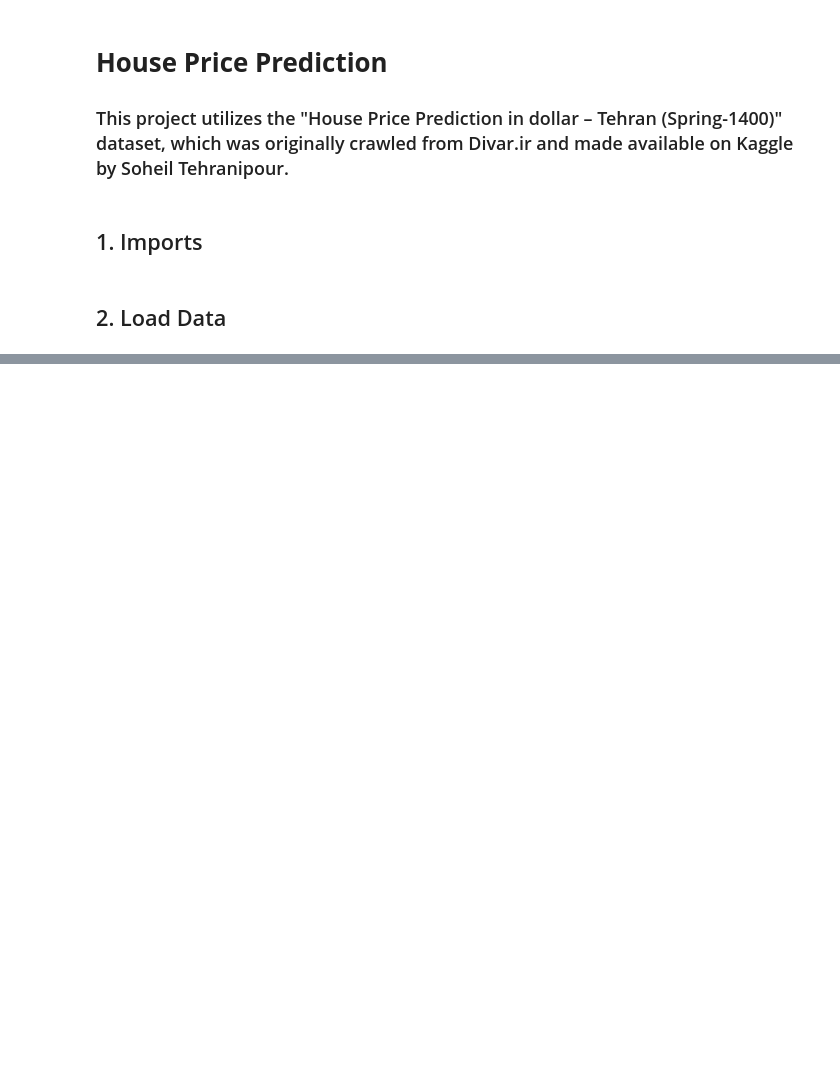
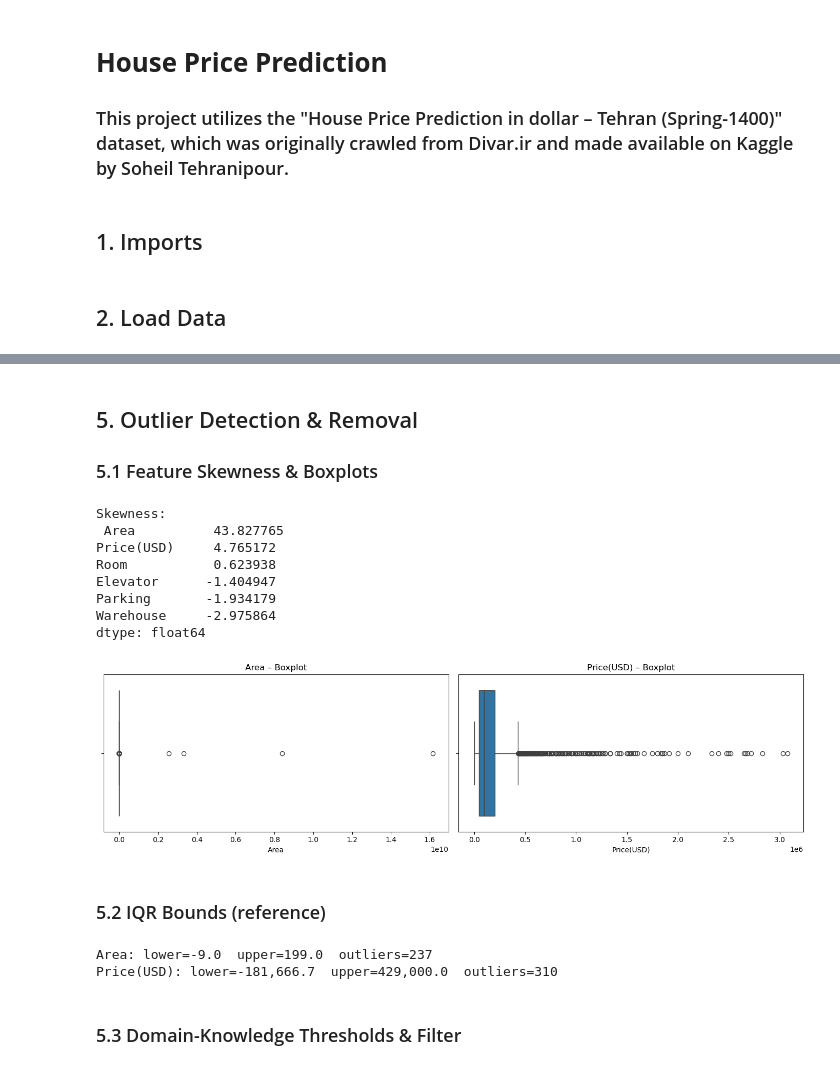
Before and after one commit to Reza-Zng/House-Price-Prediction, a Jupyter notebook: House_Price_Predict/src/model.ipynb, the cells around one changed output, grey strips where cells are left out. Saved outputs shown, nothing was run; the diff lists cells and outputs as text; code cells hidden in the pictures; blank space fills up the shorter version.

```diff
--- a/House_Price_Predict/src/model.ipynb
+++ b/House_Price_Predict/src/model.ipynb
@@ -29,0 +162,40 @@ warnings.filterwarnings('ignore')
+# %% [markdown]
+## 5. Outlier Detection & Removal
+
+### 5.1 Feature Skewness & Boxplots
+# %%
+print("Skewness:\n", df.skew(numeric_only=True).sort_values(ascending=False))
+
+fig, axes = plt.subplots(1, 2, figsize=(14, 4))
+for ax, col in zip(axes, ['Area', 'Price(USD)']):
+    sns.boxplot(x=df[col], ax=ax)
+    ax.set_title(f'{col} – Boxplot')
+plt.tight_layout()
+plt.show()
+# %% [output]
+Skewness:
+ Area          43.827765
+Price(USD)     4.765172
+Room           0.623938
+Elevator      -1.404947
+Parking       -1.934179
+Warehouse     -2.975864
+dtype: float64
+[figure, added]
+# %% [markdown]
+### 5.2 IQR Bounds (reference)
+# %%
+def iqr_bounds(series):
+    Q1, Q3 = series.quantile([0.25, 0.75])
+    IQR = Q3 - Q1
+    return Q1 - 1.5 * IQR, Q3 + 1.5 * IQR
+
+for col in ['Area', 'Price(USD)']:
+    lo, hi = iqr_bounds(df[col])
+    n_out = ((df[col] < lo) | (df[col] > hi)).sum()
+    print(f"{col}: lower={lo:,.1f}  upper={hi:,.1f}  outliers={n_out}")
+# %% [output]
+Area: lower=-9.0  upper=199.0  outliers=237
+Price(USD): lower=-181,666.7  upper=429,000.0  outliers=310
+# %% [markdown]
+### 5.3 Domain-Knowledge Thresholds & Filter
```
Also changed, not shown: parts of 47 cells of this notebook, 5 other files.
